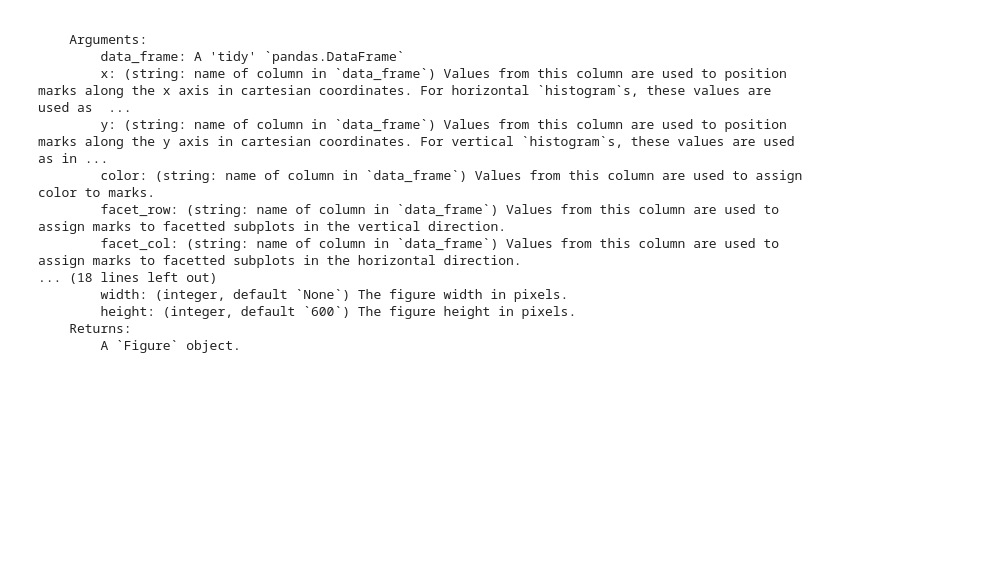
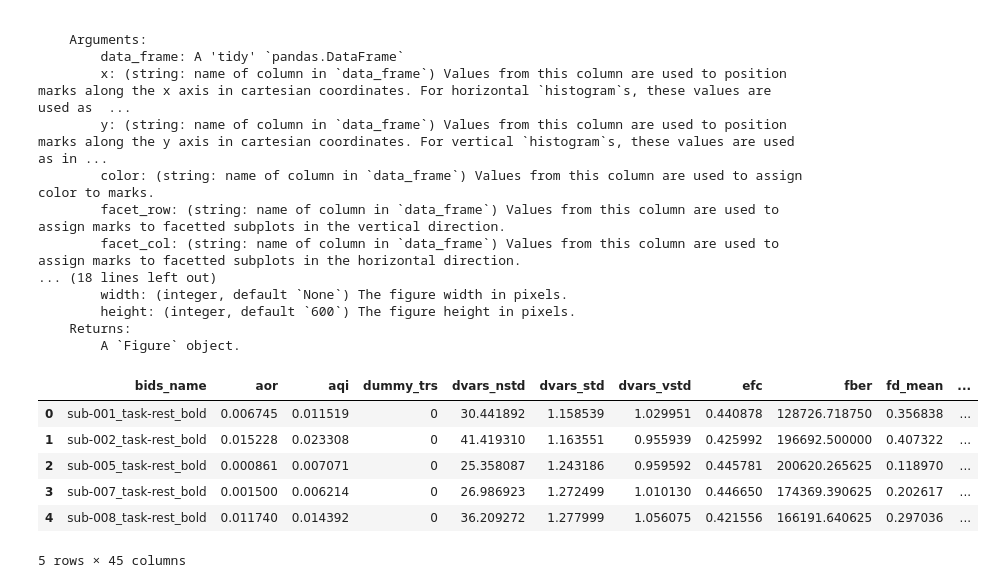
Before and after one commit to elizabethbeard/mriqception, a Jupyter notebook: data_viz_example.ipynb, the cells around one changed output. Cells and saved outputs as stored; diff of their text form; code cells hidden in the pictures; blank space fills up the shorter version.

```diff
--- a/data_viz_example.ipynb
+++ b/data_viz_example.ipynb
@@ -62,3 +53,15 @@ violin(data_frame, x=None, y=None, color=None, facet_row=None, facet_col=None, h
         height: (integer, default `600`) The figure height in pixels.
     Returns:
         A `Figure` object.
+# %%
+# read an example data file
+df = pd.read_csv("test_data/group2_bold.tsv", sep="\t")
+df.head()
+# %% [output]
+|  | bids_name | aor | aqi | dummy_trs | dvars_nstd | dvars_std | dvars_vstd | efc | fber | fd_mean | ... |
+| 0 | sub-001_task-rest_bold | 0.006745 | 0.011519 | 0 | 30.441892 | 1.158539 | 1.029951 | 0.440878 | 128726.718750 | 0.356838 | ... |
+| 1 | sub-002_task-rest_bold | 0.015228 | 0.023308 | 0 | 41.419310 | 1.163551 | 0.955939 | 0.425992 | 196692.500000 | 0.407322 | ... |
+| 2 | sub-005_task-rest_bold | 0.000861 | 0.007071 | 0 | 25.358087 | 1.243186 | 0.959592 | 0.445781 | 200620.265625 | 0.118970 | ... |
+| 3 | sub-007_task-rest_bold | 0.001500 | 0.006214 | 0 | 26.986923 | 1.272499 | 1.010130 | 0.446650 | 174369.390625 | 0.202617 | ... |
+| 4 | sub-008_task-rest_bold | 0.011740 | 0.014392 | 0 | 36.209272 | 1.277999 | 1.056075 | 0.421556 | 166191.640625 | 0.297036 | ... |
+5 rows × 45 columns
```
Also changed, not shown: parts of 5 cells of this notebook.
